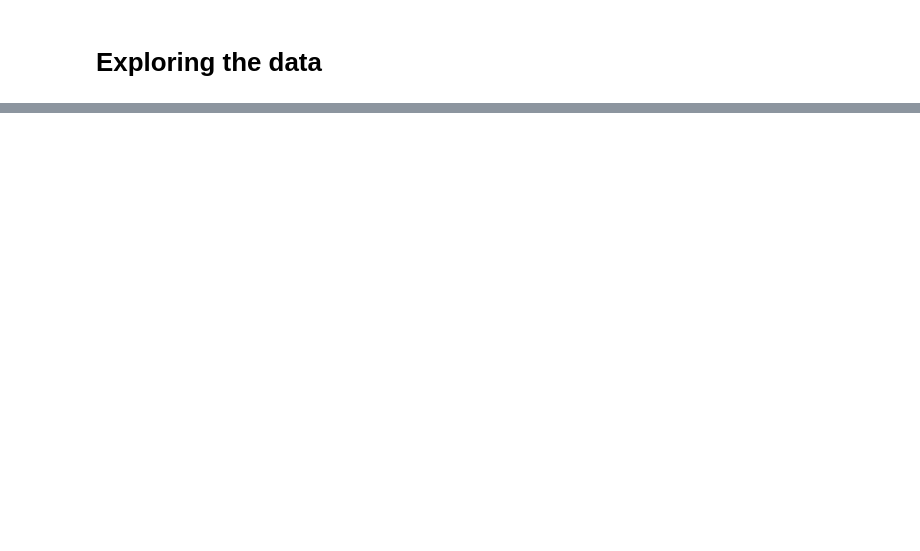
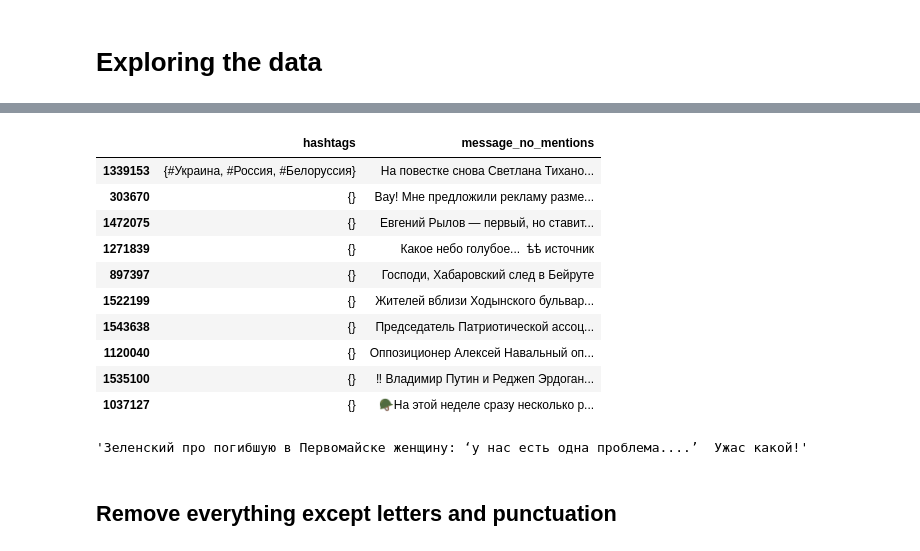
Before and after one commit to kateburovova/dehumanization, a Jupyter notebook: channels_EDA.ipynb, the cells around one changed output, grey strips where cells are left out. Drawn from its saved outputs; the diff is of its cells as text; code cells hidden in the pictures; blank space fills up the shorter version.

```diff
--- a/channels_EDA.ipynb
+++ b/channels_EDA.ipynb
@@ -130,0 +259,3 @@ df_channels.head(5)
+# %%
+%%time
+df_channels['message_no_mentions'] = df_channels.apply(lambda x: cut_mentions(x['mentions'], x['message_no_urls']), axis=1)
@@ -130,0 +280,7 @@ df_channels.head(5)
+# %%
+to_replace = ["«", "»", "“"]
+
+df_channels['message_no_mentions'] = df_channels['message_no_mentions'].str.replace('|'.join(to_replace),'"')
+# %%
+%%time
+df_channels['quotes'] = df_channels['message_no_mentions'].str.findall(r'"(.*?)"')
@@ -130,0 +292,4 @@ df_channels.head(5)
+# %%
+%%time
+# df_channels['hashtags'] = df_channels['message_no_mentions'].str.findall("#[A-Za-z0-9_]+")
+df_channels['hashtags'] = df_channels['message_no_mentions'].apply(lambda x: {word.strip(",").strip(".") for word in x.split() if word.startswith("#")})
@@ -130,0 +299,18 @@ df_channels.head(5)
+# %%
+df_channels[['hashtags', 'message_no_mentions']].sample(10)
+# %% [output]
+|  | hashtags | message_no_mentions |
+| 1339153 | {#Украина, #Россия, #Белоруссия} | На повестке снова Светлана Тихано... |
+| 303670 | {} | Вау! Мне предложили рекламу разме... |
+| 1472075 | {} | Евгений Рылов — первый, но ставит... |
+| 1271839 | {} | Какое небо голубое... ‍ ѣѣ источник |
+| 897397 | {} | Господи, Хабаровский след в Бейруте |
+| 1522199 | {} | Жителей вблизи Ходынского бульвар... |
+| 1543638 | {} | Председатель Патриотической ассоц... |
+| 1120040 | {} | Оппозиционер Алексей Навальный оп... |
+| 1535100 | {} | ‼ Владимир Путин и Реджеп Эрдоган... |
+| 1037127 | {} | 🪖На этой неделе сразу несколько р... |
+# %%
+df_channels[['hashtags', 'message_no_mentions']].message_no_mentions.iloc[52089]
+# %% [output]
+'Зеленский про погибшую в Первомайске женщину: ‘у нас есть одна проблема....’  Ужас какой!'
@@ -130,0 +324,2 @@ df_channels.head(5)
+# %% [markdown]
+## Remove everything except letters and punctuation
```
Also changed, not shown: parts of 129 cells of this notebook.
